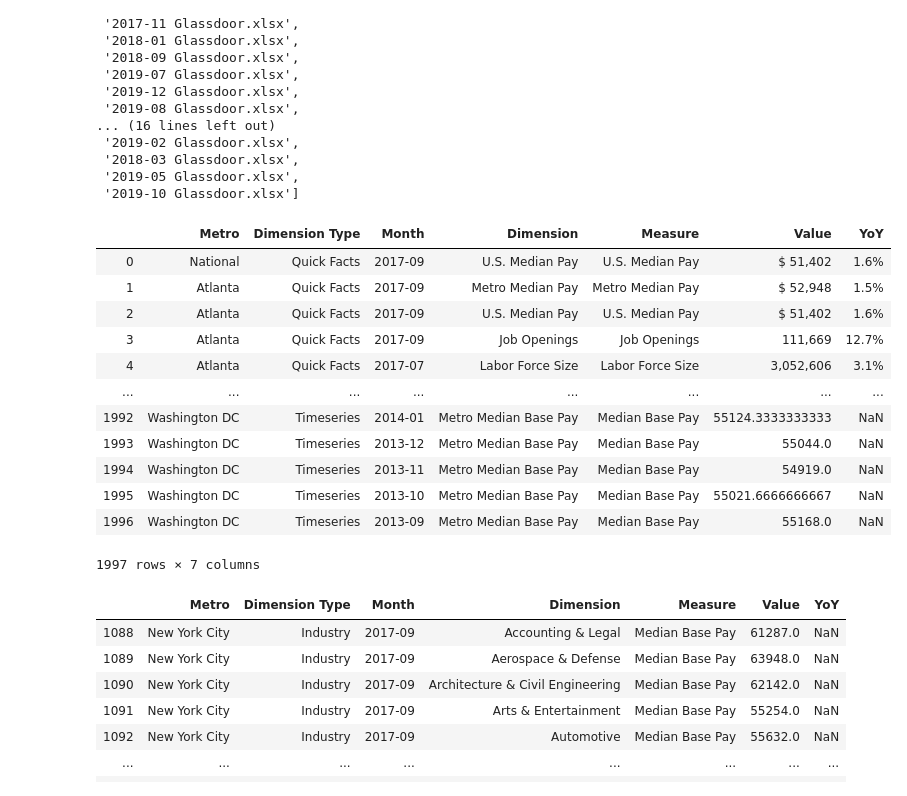
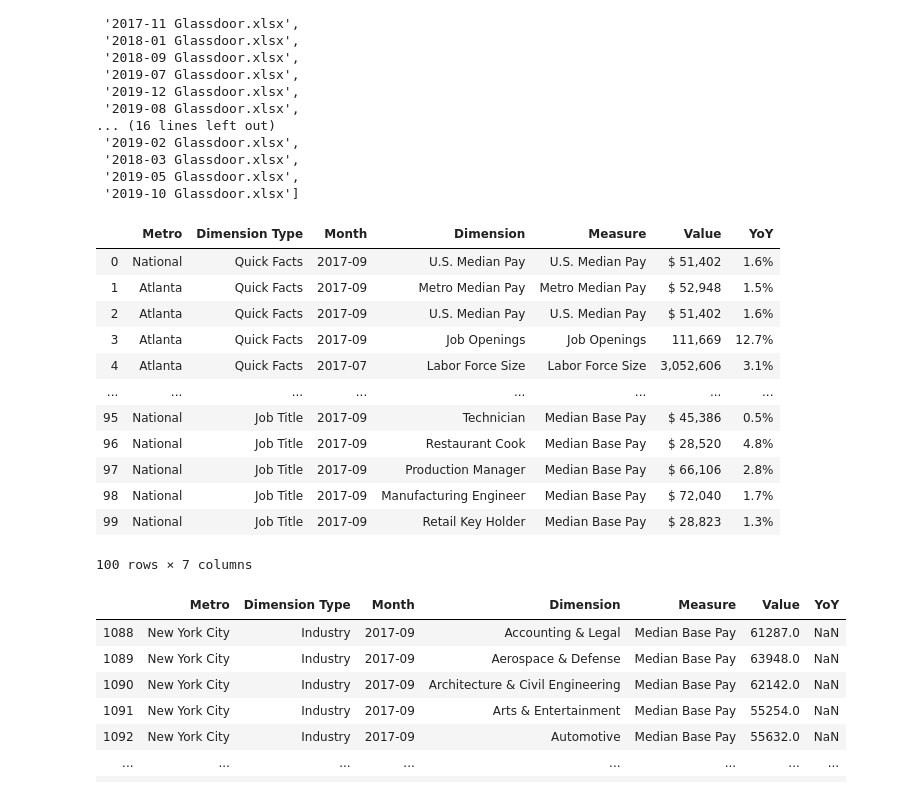
Before and after one commit to tajahnei/ETL-Project, a Jupyter notebook: data/glassdoor/Glassdoor Dataset.ipynb, the cells around one changed output. Drawn from its saved outputs; the diff is of its cells as text; code cells hidden in the pictures.

```diff
--- a/data/glassdoor/Glassdoor Dataset.ipynb
+++ b/data/glassdoor/Glassdoor Dataset.ipynb
@@ -55,21 +55,21 @@ for f in files_xlsx[:1]:
     data = pd.read_excel(f, 'Sheet1')
     glassdoor_df = glassdoor_df.append(data)
 # %%
-glassdoor_df
+glassdoor_df.head(100)
 # %% [output]
 |  | Metro | Dimension Type | Month | Dimension | Measure | Value | YoY |
 | 0 | National | Quick Facts | 2017-09 | U.S. Median Pay | U.S. Median Pay | $ 51,402 | 1.6% |
 | 1 | Atlanta | Quick Facts | 2017-09 | Metro Median Pay | Metro Median Pay | $ 52,948 | 1.5% |
 | 2 | Atlanta | Quick Facts | 2017-09 | U.S. Median Pay | U.S. Median Pay | $ 51,402 | 1.6% |
 | 3 | Atlanta | Quick Facts | 2017-09 | Job Openings | Job Openings | 111,669 | 12.7% |
 | 4 | Atlanta | Quick Facts | 2017-07 | Labor Force Size | Labor Force Size | 3,052,606 | 3.1% |
 | ... | ... | ... | ... | ... | ... | ... | ... |
-| 1992 | Washington DC | Timeseries | 2014-01 | Metro Median Base Pay | Median Base Pay | 55124.3333333333 | NaN |
-| 1993 | Washington DC | Timeseries | 2013-12 | Metro Median Base Pay | Median Base Pay | 55044.0 | NaN |
-| 1994 | Washington DC | Timeseries | 2013-11 | Metro Median Base Pay | Median Base Pay | 54919.0 | NaN |
-| 1995 | Washington DC | Timeseries | 2013-10 | Metro Median Base Pay | Median Base Pay | 55021.6666666667 | NaN |
-| 1996 | Washington DC | Timeseries | 2013-09 | Metro Median Base Pay | Median Base Pay | 55168.0 | NaN |
+| 95 | National | Job Title | 2017-09 | Technician | Median Base Pay | $ 45,386 | 0.5% |
+| 96 | National | Job Title | 2017-09 | Restaurant Cook | Median Base Pay | $ 28,520 | 4.8% |
+| 97 | National | Job Title | 2017-09 | Production Manager | Median Base Pay | $ 66,106 | 2.8% |
+| 98 | National | Job Title | 2017-09 | Manufacturing Engineer | Median Base Pay | $ 72,040 | 1.7% |
+| 99 | National | Job Title | 2017-09 | Retail Key Holder | Median Base Pay | $ 28,823 | 1.3% |
-1997 rows × 7 columns
+100 rows × 7 columns
 # %%
 #Show the Salaries of each industry to match with college major
 industry_df  = glassdoor_df[glassdoor_df['Dimension Type'] == 'Industry']
```
Also changed, not shown: 3 other files.
